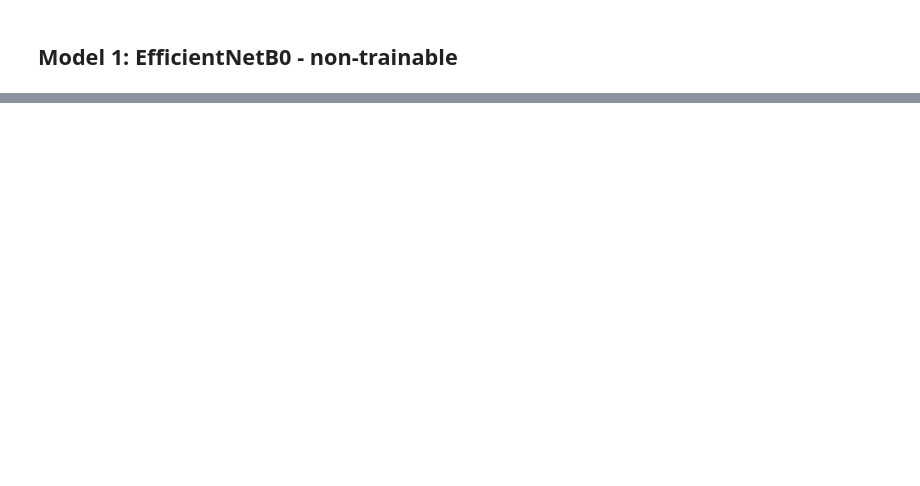
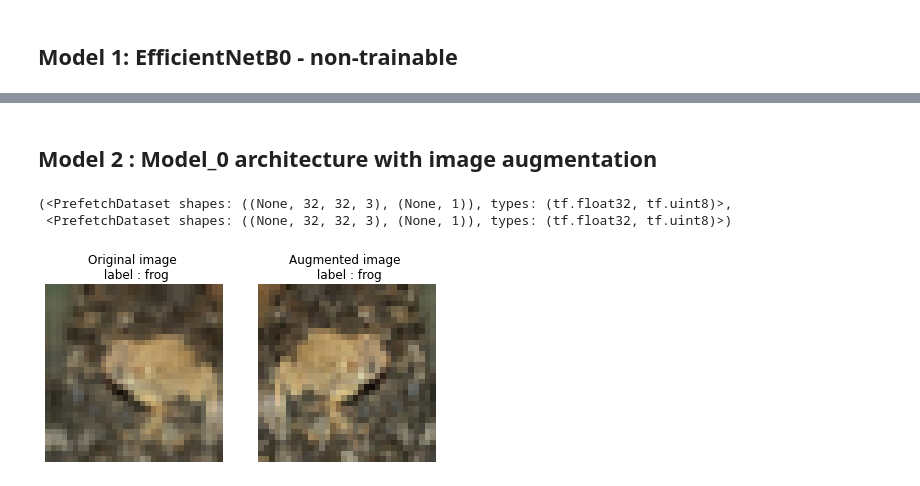
Before and after one commit to ngcheeyuan/Classification_projects, a Jupyter notebook: cifar10_classification_with_tensorflow.ipynb, the cells around one changed output, grey strips where cells are left out. Drawn from its saved outputs; the diff is of its cells as text; code cells hidden in the pictures; blank space fills up the shorter version.

```diff
--- a/cifar10_classification_with_tensorflow.ipynb
+++ b/cifar10_classification_with_tensorflow.ipynb
@@ -219,3 +261,7 @@ model_1.summary()
+# %%
+train_dataset = preprocessing_func(train_images,train_labels, scale = False)
+val_dataset = preprocessing_func(val_images,val_labels, scale = False)
+test_dataset = preprocessing_func(test_images,test_labels, scale = False)
 # %%
 history_1 = model_1.fit(train_dataset,
                         epochs=10,
@@ -257,0 +334,30 @@ for index,row in enumerate(top_100_wrong_predictions[random_index:random_index+9
+# %% [markdown]
+## Model 2 : Model_0 architecture with image augmentation
+# %%
+train_augmented_dataset = preprocessing_func(train_images,train_labels,augmentation = True)
+# %%
+train_dataset = preprocessing_func(train_images,train_labels,augmentation = False)
+val_dataset = preprocessing_func(val_images,val_labels,augmentation = False)
+test_dataset = preprocessing_func(test_images,test_labels,augmentation = False)
+# %%
+train_augmented_dataset,val_augmented_dataset
+# %% [output]
+(<PrefetchDataset shapes: ((None, 32, 32, 3), (None, 1)), types: (tf.float32, tf.uint8)>,
+ <PrefetchDataset shapes: ((None, 32, 32, 3), (None, 1)), types: (tf.float32, tf.uint8)>)
+# %%
+augmented_example = train_augmented_dataset.take(1)
+regular_example = train_dataset.take(1)
+# %%
+for (images,labels),(augmented_images,augmented_labels) in zip(augmented_example,regular_example):
+  random_index = random.randint(0,len(images)-1)
+  plt.figure(figsize=(7,7))
+  plt.subplot(1,2,1)
+  imshow(images[random_index])
+  plt.axis(False)
+  plt.title(f'Original image \n label : {classnames[labels[random_index][0]]}')
+  plt.subplot(1,2,2)
+  imshow(augmented_images[random_index])
+  plt.axis(False)
+  plt.title(f'Augmented image \n label : {classnames[augmented_labels[random_index][0]]}')
+# %% [output]
+[figure, added]
```
Also changed, not shown: parts of 59 cells of this notebook.
